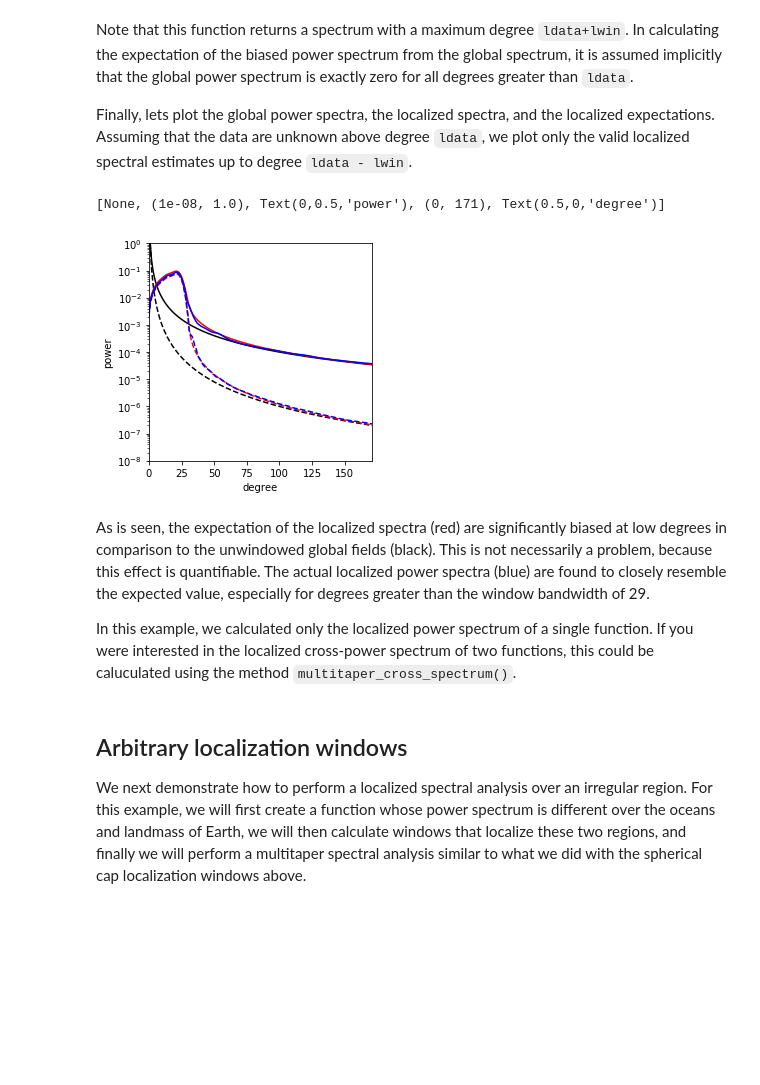
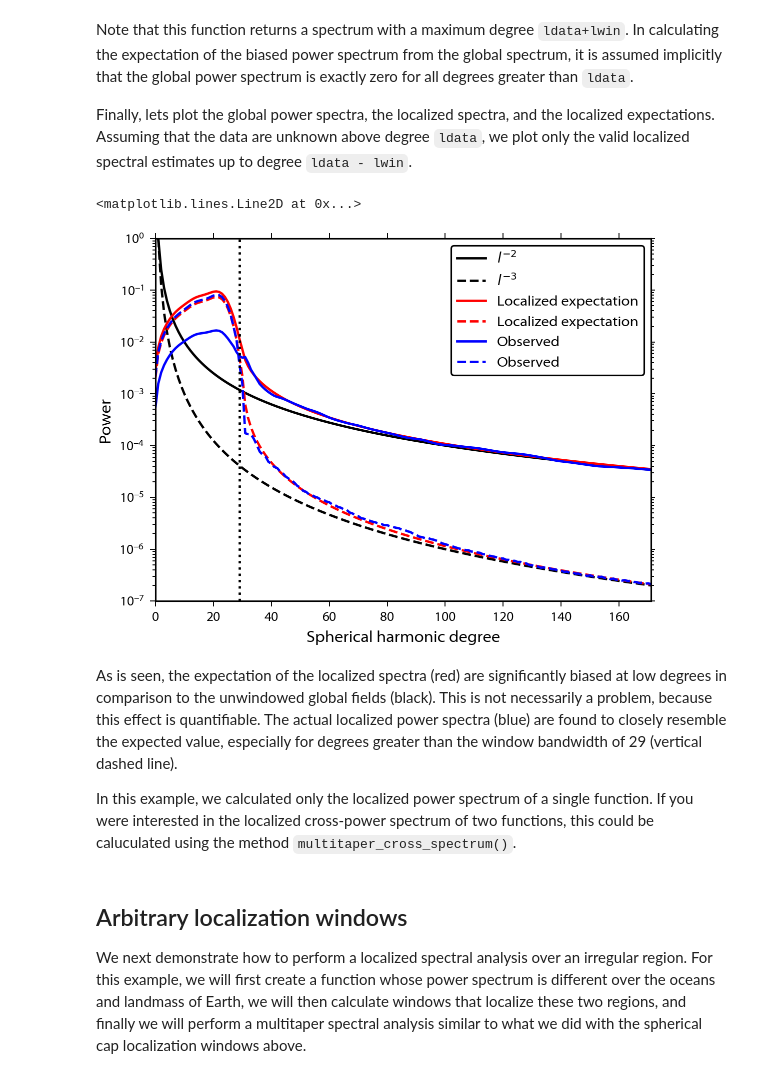
Before and after one commit to SHTOOLS/SHTOOLS, a Jupyter notebook: examples/notebooks/Introduction-2.ipynb, the cells around one changed output. Cells and saved outputs as stored; diff of their text form; code cells hidden in the pictures; blank space fills up the shorter version.

```diff
--- a/examples/notebooks/Introduction-2.ipynb
+++ b/examples/notebooks/Introduction-2.ipynb
@@ -45,5 +46,6 @@ Here, we made use of the grid attribute `nlat`, which is the number of rows of t
 
 Next, let's construct some spherical-cap localization windows. This is done using the constructor `from_cap()` that is associated with the `SHWindow` class. The other option, as we will demonstrate later, is `from_mask()` and takes as input a user defined mask. For spherical-cap windows, we need to specify both the angular radius of the cap and its spherical harmonic bandwidth, and for this example we will use an angular radius of 30 degrees and a bandwidth of 29.
 # %%
-capwin = pyshtools.SHWindow.from_cap(theta=30., lwin=29)
+lwin = 29
+capwin = pyshtools.SHWindow.from_cap(theta=30., lwin=lwin)
 # %% [markdown]
@@ -115,20 +119,22 @@ Finally, lets plot the global power spectra, the localized spectra, and the loca
 # %%
 degrees2 = np.arange(ldata+capwin.lwin+1)
 degrees3 = np.arange(ldata-capwin.lwin+1)
 
 fig, ax = plt.subplots(1,1)
-ax.plot(degrees, power_north, '-k',
-        degrees, power_south, '--k',
-        degrees2, power_north_biased, '-r',
-        degrees2, power_south_biased, '--r',
-        degrees3, mtse_north, '-b',
-        degrees3, mtse_south, '--b')
-ax.set(yscale='log', xlabel='degree', ylabel='power', xlim=(0,200-capwin.lwin), ylim=(1.e-8, 1.))
+ax.plot(degrees, power_north, '-k', label='$l^{-2}$')
+ax.plot(degrees, power_south, '--k', label='$l^{-3}$')
+ax.plot(degrees2, power_north_biased, '-r', label='Localized expectation')
+ax.plot(degrees2, power_south_biased, '--r', label='Localized expectation')
+ax.plot(degrees3, mtse_north, '-b', label='Observed')
+ax.plot(degrees3, mtse_south, '--b', label='Observed')
+ax.set(yscale='log', xlabel='Spherical harmonic degree', ylabel='Power', xlim=(0,200-capwin.lwin), ylim=(1.e-7, 1.))
+ax.legend()
+ax.axvline(lwin, color='k', linestyle=':')
 # %% [output]
-[None, (1e-08, 1.0), Text(0,0.5,'power'), (0, 171), Text(0.5,0,'degree')]
+<matplotlib.lines.Line2D at 0x...>
-[figure, old version]
+[figure, new version]
 # %% [markdown]
-As is seen, the expectation of the localized spectra (red) are significantly biased at low degrees in comparison to the unwindowed global fields (black). This is not necessarily a problem, because this effect is quantifiable. The actual localized power spectra (blue) are found to closely resemble the expected value, especially for degrees greater than the window bandwidth of 29.
+As is seen, the expectation of the localized spectra (red) are significantly biased at low degrees in comparison to the unwindowed global fields (black). This is not necessarily a problem, because this effect is quantifiable. The actual localized power spectra (blue) are found to closely resemble the expected value, especially for degrees greater than the window bandwidth of 29 (vertical dashed line).
 
 In this example, we calculated only the localized power spectrum of a single function. If you were interested in the localized cross-power spectrum of two functions, this could be caluculated using the method `multitaper_cross_spectrum()`.
 # %% [markdown]
```
Also changed, not shown: parts of 24 cells of this notebook, 26 other files.
